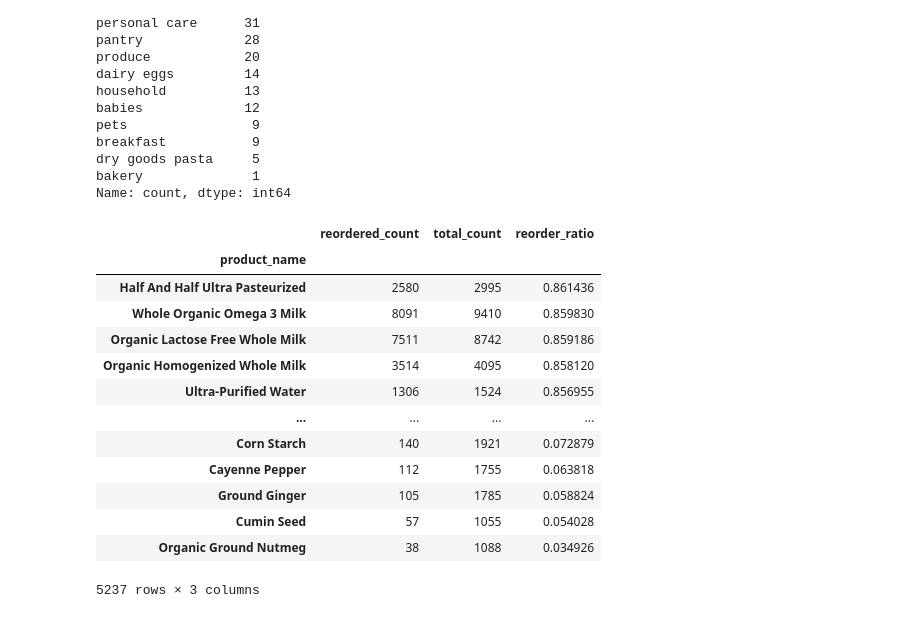
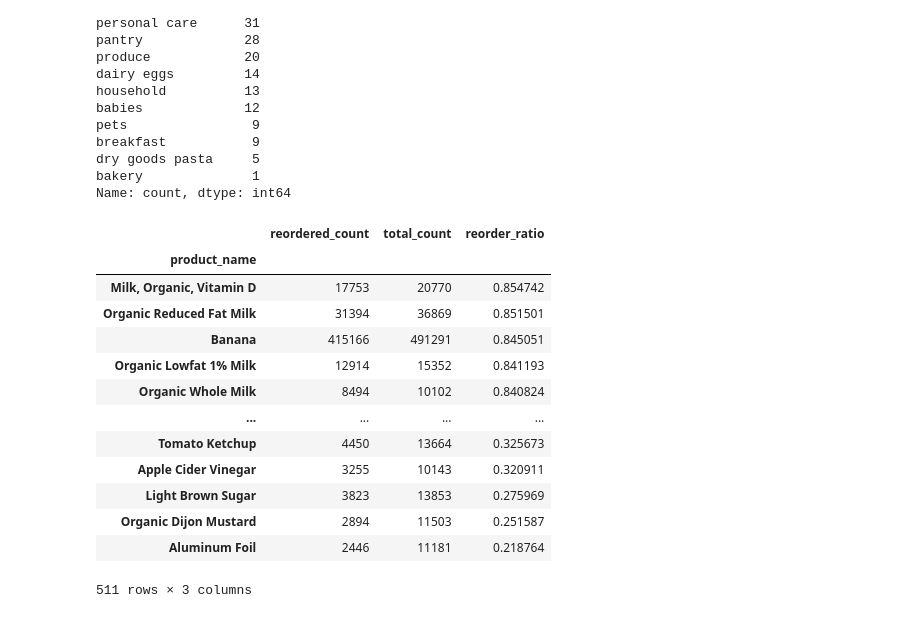
Before and after one commit to leejaesang6098/aiffel_study, a Jupyter notebook: 0925~dataton/0925_dataton.ipynb, the cells around one changed output. Cells and saved outputs as stored; diff of their text form; code cells hidden in the pictures.

```diff
--- a/0925~dataton/0925_dataton.ipynb
+++ b/0925~dataton/0925_dataton.ipynb
@@ -532,24 +556,24 @@ Name: count, dtype: int64
 # %%
 product_reorder_counts = df.groupby('product_name')['reordered'].agg(['sum', 'count'])
 product_reorder_counts.columns = ['reordered_count', 'total_count']
 
 product_reorder_counts['reorder_ratio'] = product_reorder_counts['reordered_count'] / product_reorder_counts['total_count']
 
 top_reorder_ratio = product_reorder_counts.sort_values(by='reorder_ratio', ascending=False)
-filtered_top_reorder_ratio = top_reorder_ratio[top_reorder_ratio['total_count'] >= 1000]
+filtered_top_reorder_ratio = top_reorder_ratio[top_reorder_ratio['total_count'] >= 10000]
 filtered_top_reorder_ratio
 # %% [output]
 |  | reordered_count | total_count | reorder_ratio |
 | product_name |  |  |  |
-| Half And Half Ultra Pasteurized | 2580 | 2995 | 0.861436 |
-| Whole Organic Omega 3 Milk | 8091 | 9410 | 0.859830 |
-| Organic Lactose Free Whole Milk | 7511 | 8742 | 0.859186 |
-| Organic Homogenized Whole Milk | 3514 | 4095 | 0.858120 |
-| Ultra-Purified Water | 1306 | 1524 | 0.856955 |
+| Milk, Organic, Vitamin D | 17753 | 20770 | 0.854742 |
+| Organic Reduced Fat Milk | 31394 | 36869 | 0.851501 |
+| Banana | 415166 | 491291 | 0.845051 |
+| Organic Lowfat 1% Milk | 12914 | 15352 | 0.841193 |
+| Organic Whole Milk | 8494 | 10102 | 0.840824 |
 | ... | ... | ... | ... |
-| Corn Starch | 140 | 1921 | 0.072879 |
-| Cayenne Pepper | 112 | 1755 | 0.063818 |
-| Ground Ginger | 105 | 1785 | 0.058824 |
-| Cumin Seed | 57 | 1055 | 0.054028 |
-| Organic Ground Nutmeg | 38 | 1088 | 0.034926 |
+| Tomato Ketchup | 4450 | 13664 | 0.325673 |
+| Apple Cider Vinegar | 3255 | 10143 | 0.320911 |
+| Light Brown Sugar | 3823 | 13853 | 0.275969 |
+| Organic Dijon Mustard | 2894 | 11503 | 0.251587 |
+| Aluminum Foil | 2446 | 11181 | 0.218764 |
-5237 rows × 3 columns
+511 rows × 3 columns
```
Also changed, not shown: parts of 6 cells of this notebook.
